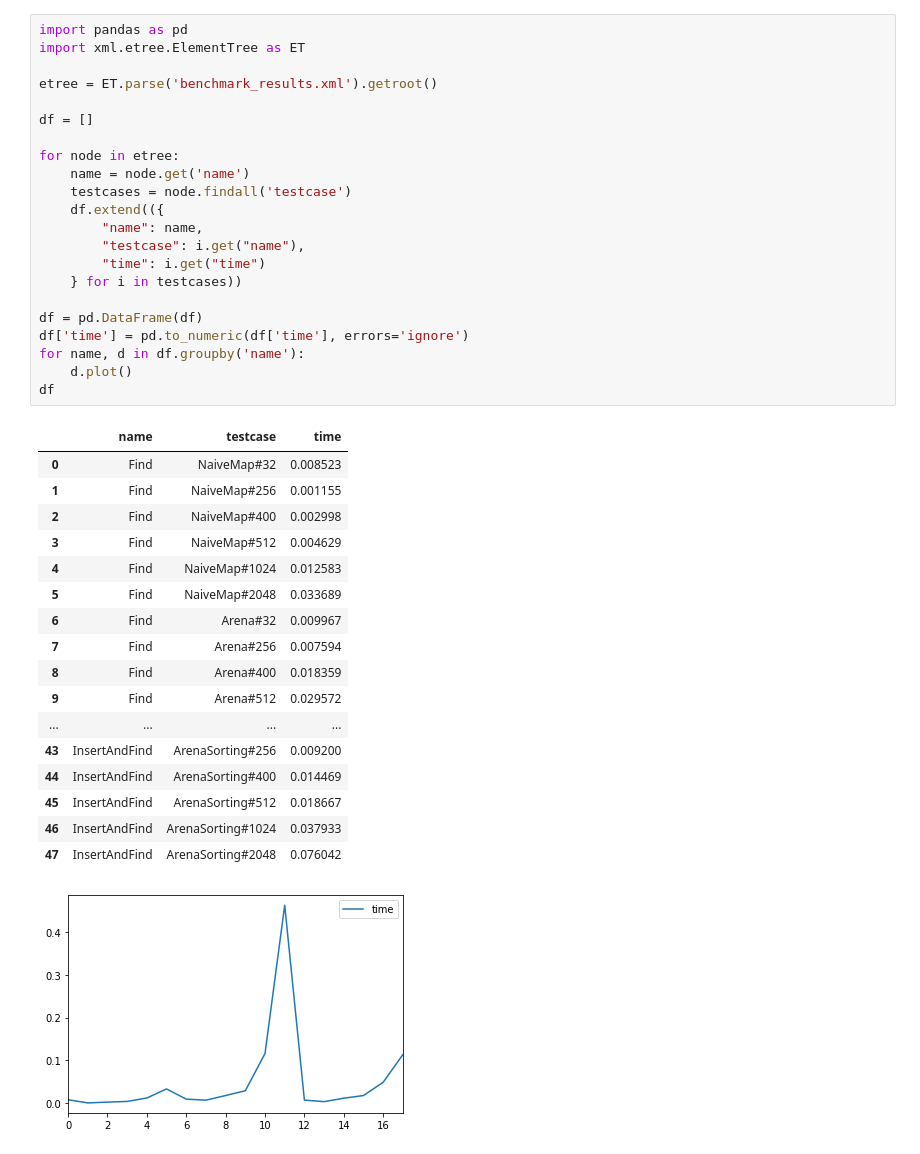
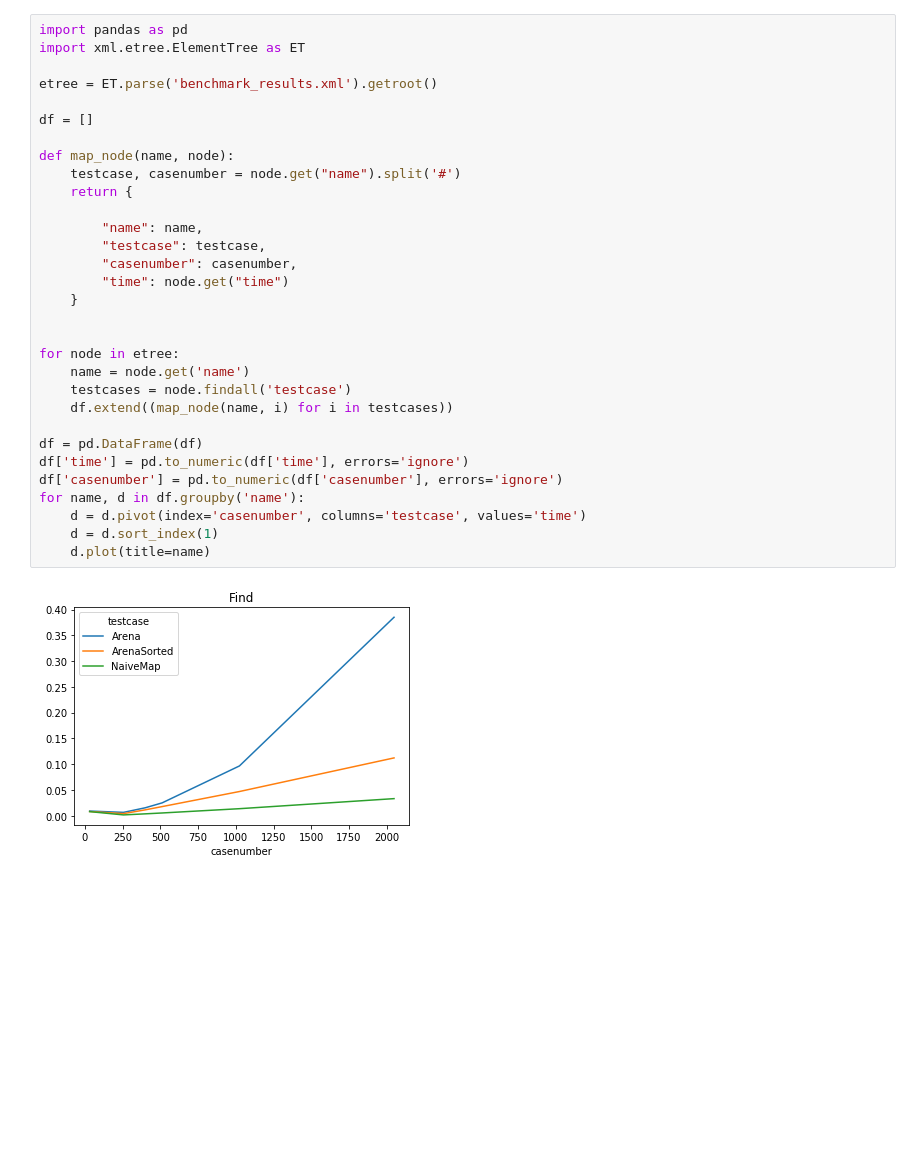
Before and after one commit to snorrwe/arena-map, a Jupyter notebook: benchmark_viz.ipynb, the cells around one changed output. Saved outputs shown, nothing was run; the diff lists cells and outputs as text; blank space fills up the shorter version.

Commit message:
Add some visualization

```diff
--- a/benchmark_viz.ipynb
+++ b/benchmark_viz.ipynb
@@ -1,41 +1,33 @@
 # %%
 import pandas as pd
 import xml.etree.ElementTree as ET
 
 etree = ET.parse('benchmark_results.xml').getroot()
 
 df = []
 
+def map_node(name, node):
+    testcase, casenumber = node.get("name").split('#')
+    return {
+
+        "name": name,
+        "testcase": testcase,
+        "casenumber": casenumber,
+        "time": node.get("time")
+    }
+
+
 for node in etree:
     name = node.get('name')
     testcases = node.findall('testcase')
-    df.extend(({
-        "name": name,
-        "testcase": i.get("name"),
-        "time": i.get("time")
-    } for i in testcases))
+    df.extend((map_node(name, i) for i in testcases))
 
 df = pd.DataFrame(df)
 df['time'] = pd.to_numeric(df['time'], errors='ignore')
+df['casenumber'] = pd.to_numeric(df['casenumber'], errors='ignore')
 for name, d in df.groupby('name'):
-    d.plot()
-df
+    d = d.pivot(index='casenumber', columns='testcase', values='time')
+    d = d.sort_index(1)
+    d.plot(title=name)
 # %% [output]
-|  | name | testcase | time |
-| 0 | Find | NaiveMap#32 | 0.008523 |
-| 1 | Find | NaiveMap#256 | 0.001155 |
-| 2 | Find | NaiveMap#400 | 0.002998 |
-| 3 | Find | NaiveMap#512 | 0.004629 |
-| 4 | Find | NaiveMap#1024 | 0.012583 |
-| 5 | Find | NaiveMap#2048 | 0.033689 |
-| 6 | Find | Arena#32 | 0.009967 |
-| 7 | Find | Arena#256 | 0.007594 |
-| 8 | Find | Arena#400 | 0.018359 |
-| 9 | Find | Arena#512 | 0.029572 |
-| ... | ... | ... | ... |
-| 43 | InsertAndFind | ArenaSorting#256 | 0.009200 |
-| 44 | InsertAndFind | ArenaSorting#400 | 0.014469 |
-| 45 | InsertAndFind | ArenaSorting#512 | 0.018667 |
-| 46 | InsertAndFind | ArenaSorting#1024 | 0.037933 |
-| 47 | InsertAndFind | ArenaSorting#2048 | 0.076042 |
-[figure, old version]
+[figure, new version]
```
Also changed, not shown: parts of 1 cell of this notebook, 2 other files.
